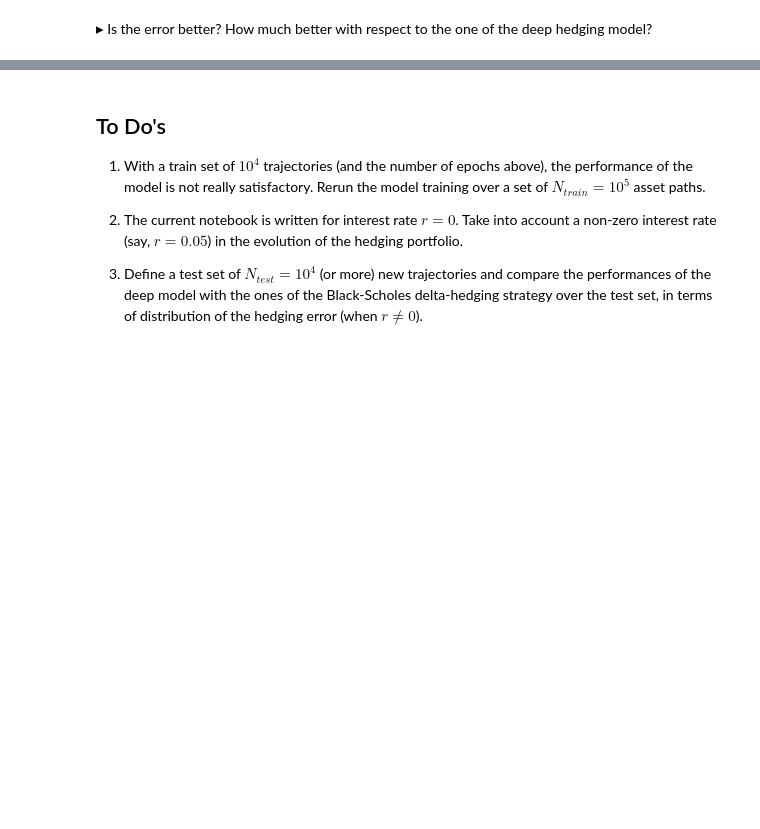
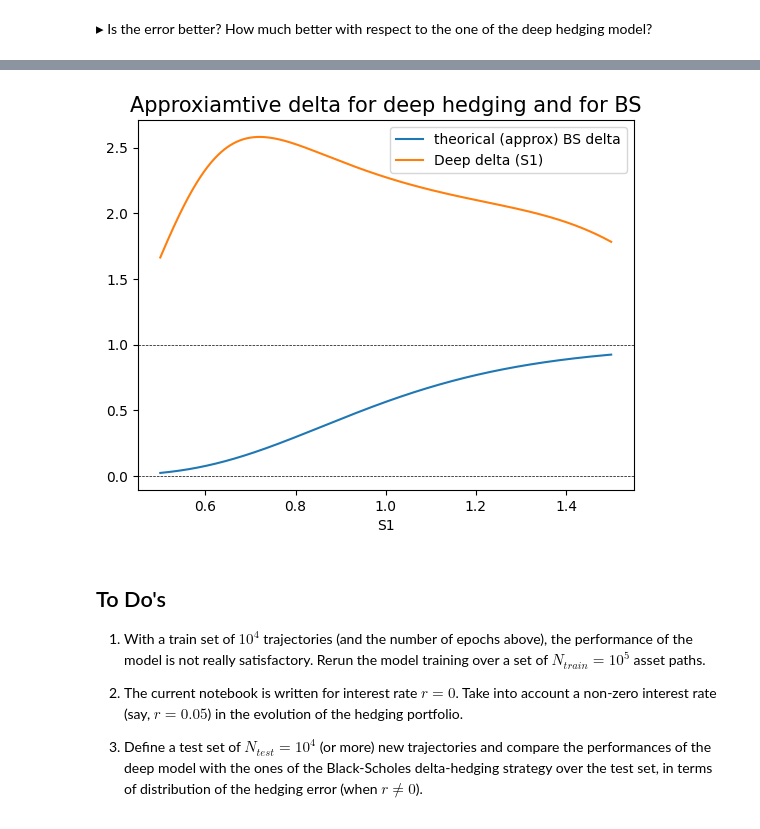
Before and after one commit to pottierc/Deep-hedging, a Jupyter notebook: Part_2_Deep_hedging_multi_asset.ipynb, the cells around one changed output, grey strips where cells are left out. Saved outputs shown, nothing was run; the diff lists cells and outputs as text; code cells hidden in the pictures; blank space fills up the shorter version.

```diff
--- a/Part_2_Deep_hedging_multi_asset.ipynb
+++ b/Part_2_Deep_hedging_multi_asset.ipynb
@@ -404,0 +364,31 @@ plt.show()
+# %%
+N_test = 10000
+hedge_eval_grid = np.linspace(0.5, 1.5, N_test)
+S1_test = hedge_eval_grid.reshape(N_test, 1)
+S2_test = np.ones_like(S1_test)  # S2 fixé à 1
+
+log_increments_test = [np.zeros((N_test, 2)) for _ in range(N)]
+
+xtest = ([np.concatenate([S1_test, S2_test], axis=1)]
+         + [np.zeros((N_test, 2))]  # delta hedge init
+         + [np.concatenate([S1_test, S2_test], axis=1)]
+         + [np.zeros((N_test, 2))]  # option premium
+         + log_increments_test)
+
+l = 50
+tau = T - grid[l]
+prod_test = S1_test[:, 0] * S2_test[:, 0]
+d1_prod = (np.log(prod_test / (S0_1 * S0_2)) + 0.5 * sigma_prod**2 * tau) / (sigma_prod * np.sqrt(tau))
+BS_delta = sps.norm.cdf(d1_prod)
+
+model_delta = model_hedge_strat.predict(xtest)[:, l-1]  # delta sur l'actif S1
+
+plt.plot(S1_test[:, 0], BS_delta, label="theorical (approx) BS delta")
+plt.plot(S1_test[:, 0], model_delta, label="Deep delta (S1)")
+plt.title("Approxiamtive delta for deep hedging and for BS", fontsize=15)
+plt.xlabel("S1")
+plt.axhline(0, linestyle="--", linewidth=0.5, color="k")
+plt.axhline(1, linestyle="--", linewidth=0.5, color="k")
+plt.legend()
+plt.show()
+# %% [output]
@@ -405,3 +396,4 @@ plt.show()
+[figure, added]
 # %% [markdown]
 ## To Do's
 
```
Also changed, not shown: parts of 20 cells of this notebook.
